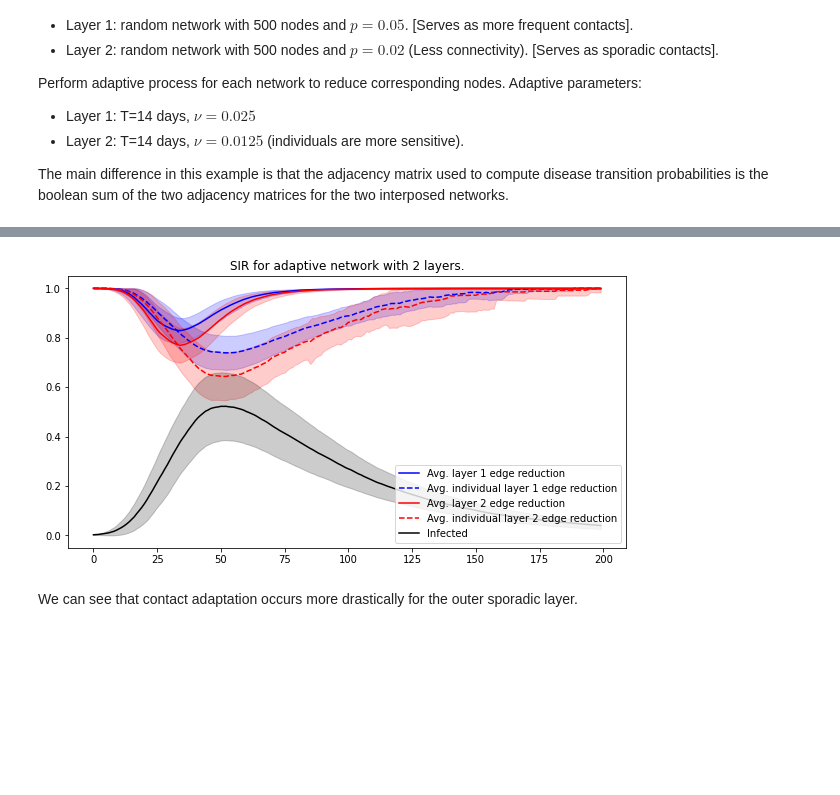
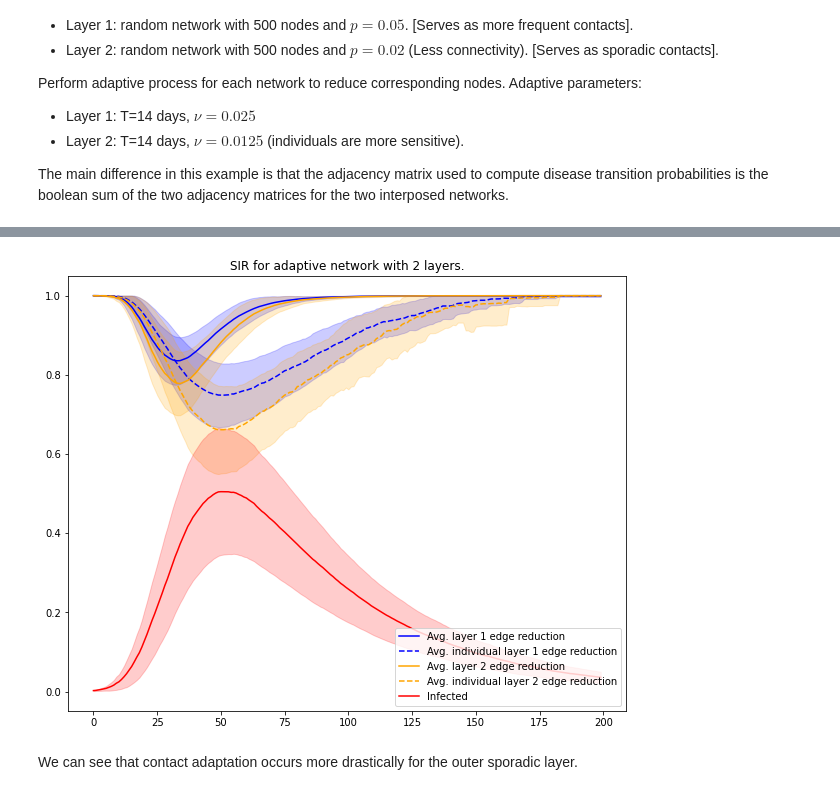
Before and after one commit to JimmyCalvoMonge/AdaptiveNetworks, a Jupyter notebook: adaptive_layer_experiment.ipynb, the cells around one changed output, grey strips where cells are left out. Drawn from its saved outputs; the diff is of its cells as text; code cells hidden in the pictures; blank space fills up the shorter version.

```diff
--- a/adaptive_layer_experiment.ipynb
+++ b/adaptive_layer_experiment.ipynb
@@ -63,38 +63,38 @@ dat_['edgecount2_lower'] = dat_['edgecount2_mean'] - dat_['edgecount2_std']
 dat_['edgecount2_upper'] = dat_['edgecount2_mean'] + dat_['edgecount2_std']
 dat_['suscedgecount2_lower'] = dat_['suscedgecount2_mean'] - dat_['suscedgecount2_std']
 dat_['suscedgecount2_upper'] = dat_['suscedgecount2_mean'] + dat_['suscedgecount2_std']
 
 dat_['suscedgecount2_upper'] = dat_['suscedgecount2_upper'].apply(lambda x :min(x,1))
 dat_['edgecount2_upper'] = dat_['edgecount2_upper'].apply(lambda x :min(x,1))
 dat_['suscedgecount1_upper'] = dat_['suscedgecount1_upper'].apply(lambda x :min(x,1))
 dat_['edgecount1_upper'] = dat_['edgecount1_upper'].apply(lambda x :min(x,1))
 
-plt.figure(figsize=(10,5))
+plt.figure(figsize=(10,8))
 
 # Layer 1
 plt.plot(dat_['edgecount1_mean'],'-b', label="Avg. layer 1 edge reduction")
 plt.fill_between(range(len(dat_['edgecount1_mean'])),
                  dat_['edgecount1_lower'], dat_['edgecount1_upper'], alpha=0.2, color='b')
 
 plt.plot(dat_['suscedgecount1_mean'], linestyle='--', color='b', label="Avg. individual layer 1 edge reduction")
 plt.fill_between(range(len(dat_['suscedgecount1_mean'])),
                  dat_['suscedgecount1_lower'], dat_['suscedgecount1_upper'], alpha=0.2, color='b')
 
 # Layer 2
-plt.plot(dat_['edgecount2_mean'],'-r', label="Avg. layer 2 edge reduction")
+plt.plot(dat_['edgecount2_mean'],'orange', label="Avg. layer 2 edge reduction")
 plt.fill_between(range(len(dat_['edgecount2_mean'])),
-                 dat_['edgecount2_lower'], dat_['edgecount2_upper'], alpha=0.2, color='r')
+                 dat_['edgecount2_lower'], dat_['edgecount2_upper'], alpha=0.2, color='orange')
 
-plt.plot(dat_['suscedgecount2_mean'], linestyle='--', color='r', label="Avg. individual layer 2 edge reduction")
+plt.plot(dat_['suscedgecount2_mean'], linestyle='--', color='orange', label="Avg. individual layer 2 edge reduction")
 plt.fill_between(range(len(dat_['suscedgecount2_mean'])),
-                 dat_['suscedgecount2_lower'], dat_['suscedgecount2_upper'], alpha=0.2, color='r')
+                 dat_['suscedgecount2_lower'], dat_['suscedgecount2_upper'], alpha=0.2, color='orange')
 
-plt.plot(dat_['i_mean'], '-k', label="Infected")
+plt.plot(dat_['i_mean'], '-r', label="Infected")
 plt.fill_between(range(len(dat_['i_mean'])),
-                 dat_['i_lower'], dat_['i_upper'], alpha=0.2, color='k')
+                 dat_['i_lower'], dat_['i_upper'], alpha=0.2, color='r')
 
 plt.title("SIR for adaptive network with 2 layers.")
 plt.legend(loc="lower right")
 plt.show()
 # %% [output]
-[figure, old version]
+[figure, new version]
```
Also changed, not shown: parts of 8 cells of this notebook, 4 other files.
